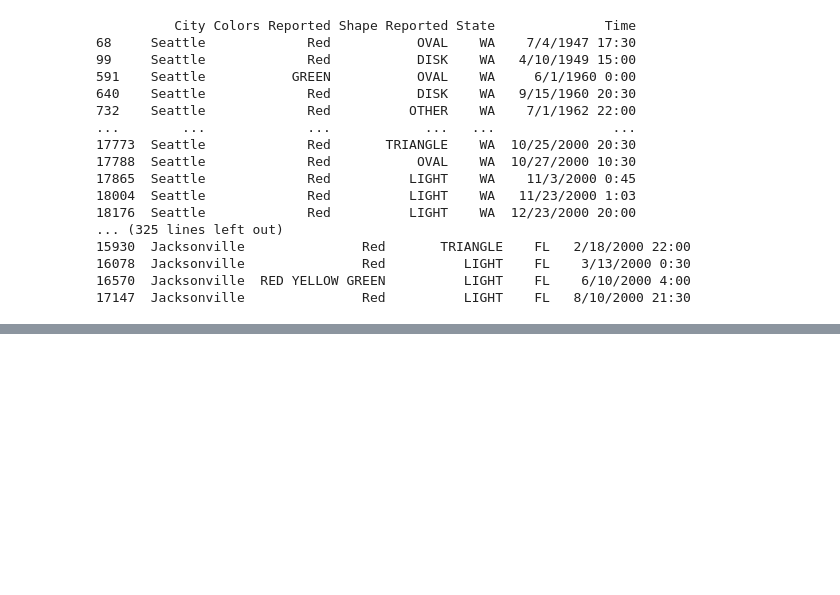
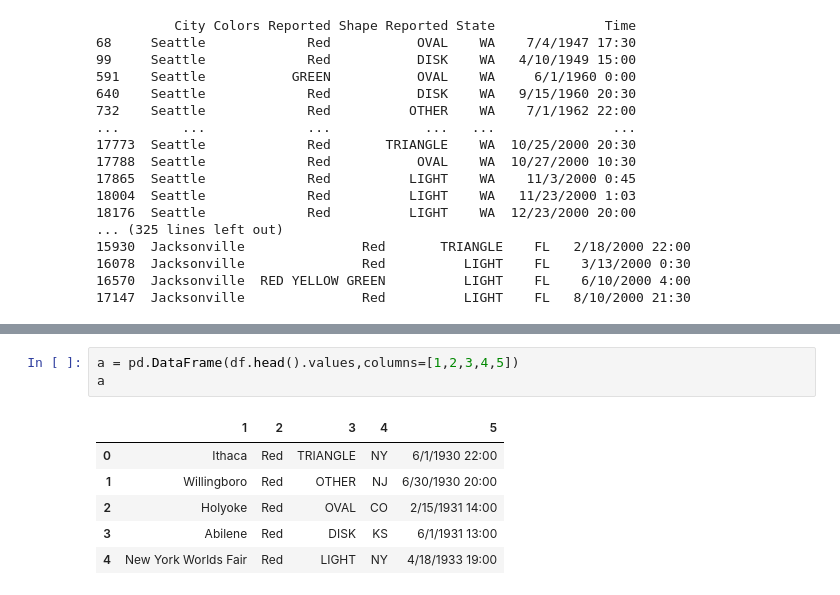
Before and after one commit to shubhkhanna/Colab-Notebooks-IB241, a Jupyter notebook: Pandas.ipynb, the cells around one changed output, grey strips where cells are left out. Cells and saved outputs as stored; diff of their text form; blank space fills up the shorter version.

```diff
--- a/Pandas.ipynb
+++ b/Pandas.ipynb
@@ -140,0 +180,10 @@ print(df.loc[df["City"] == "Jacksonville"])
+# %%
+a = pd.DataFrame(df.head().values,columns=[1,2,3,4,5])
+a
+# %% [output]
+|  | 1 | 2 | 3 | 4 | 5 |
+| 0 | Ithaca | Red | TRIANGLE | NY | 6/1/1930 22:00 |
+| 1 | Willingboro | Red | OTHER | NJ | 6/30/1930 20:00 |
+| 2 | Holyoke | Red | OVAL | CO | 2/15/1931 14:00 |
+| 3 | Abilene | Red | DISK | KS | 6/1/1931 13:00 |
+| 4 | New York Worlds Fair | Red | LIGHT | NY | 4/18/1933 19:00 |
```
Also changed, not shown: parts of 2 cells of this notebook.
